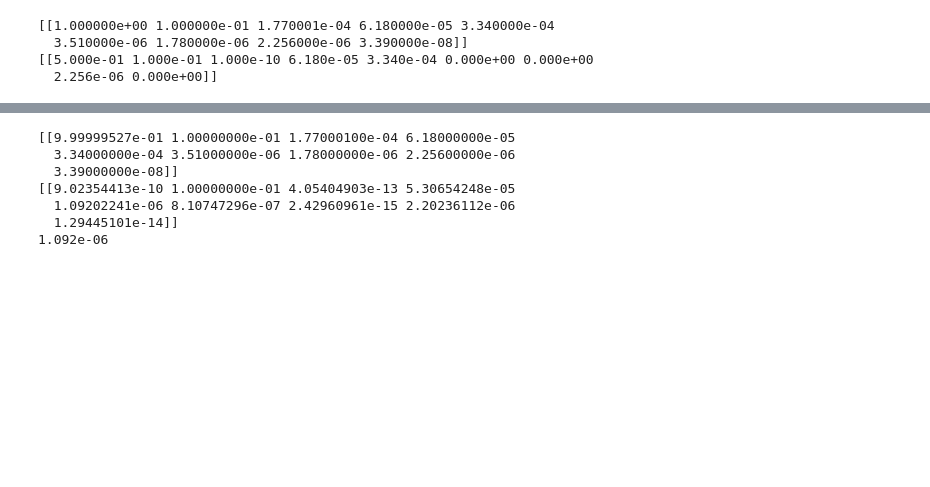
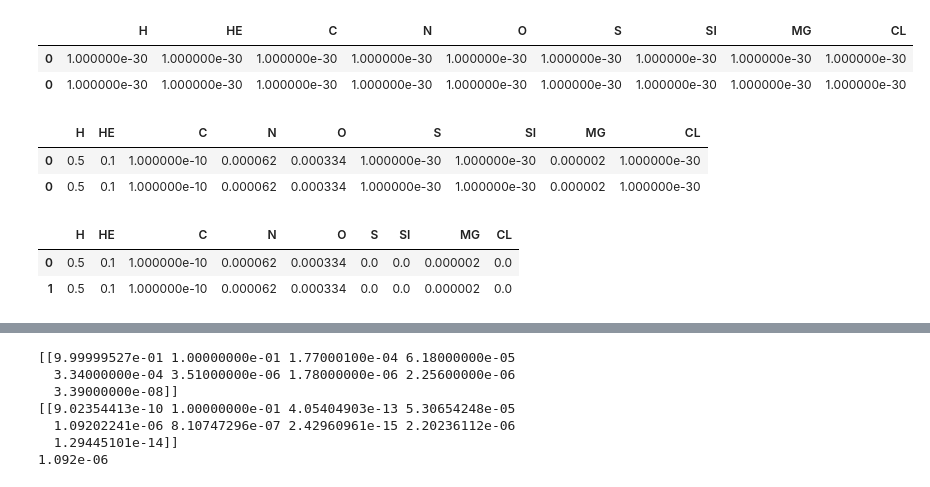
Before and after one commit to Cortega13/AstroChemNet, a Jupyter notebook: research/gow_conservation.ipynb, the cells around one changed output, grey strips where cells are left out. Drawn from its saved outputs; the diff is of its cells as text; code cells hidden in the pictures; blank space fills up the shorter version.

```diff
--- a/research/gow_conservation.ipynb
+++ b/research/gow_conservation.ipynb
@@ -11,8 +11,6 @@ elemental_abundances = (
 )
 
 elements = ["H", "HE", "C", "N", "O", "S", "SI", "MG", "CL"]
-
-
 def build_molecular_matrix():
     S = GeneralConfig.stoichiometric_matrix
     M = S.copy()
@@ -21,22 +19,56 @@ def build_molecular_matrix():
             e_idx = elements.index(sp)
             M[j, e_idx] = 0
     return M
-
-
-def reconstruct_atoms(n_elem, x, M):
-    return n_elem - (x @ M)
-
-
-M = build_molecular_matrix()
-j = GeneralConfig.initial_abundances.copy()
-
-print(elemental_abundances)
-print(reconstruct_atoms(elemental_abundances, j, M))
-# %% [output]
-[[1.000000e+00 1.000000e-01 1.770001e-04 6.180000e-05 3.340000e-04
-  3.510000e-06 1.780000e-06 2.256000e-06 3.390000e-08]]
-[[5.000e-01 1.000e-01 1.000e-10 6.180e-05 3.340e-04 0.000e+00 0.000e+00
-  2.256e-06 0.000e+00]]
+# %%
+ATOMIC_SPECIES = [sp for sp in elements if sp in GeneralConfig.species]
+ATOMIC_IDX = np.array([GeneralConfig.species.index(sp) for sp in elements])
+ELEMENT_IDX = np.array([elements.index(sp) for sp in ATOMIC_SPECIES])
+MOLECULAR_MATRIX = build_molecular_matrix()
+
+np.save("molecular_matrix.npy", MOLECULAR_MATRIX)
+
+def rebuild_atomic_abundances(initial_abundances, elemental_abundances):
+    """
+    Works for multiple rows of initial_abundances.
+    Each row is treated as a separate system of species abundances.
+    """
+    x = initial_abundances.copy()
+
+    atoms = elemental_abundances - (x @ MOLECULAR_MATRIX)
+
+    x[:, ATOMIC_IDX] = atoms[:, ELEMENT_IDX]
+
+    return x
+
+z = GeneralConfig.initial_abundances.copy()
+z[0][ATOMIC_IDX] = 1e-30
+init_abunds = pd.DataFrame(z, columns=GeneralConfig.species)
+init_abunds = pd.concat([init_abunds, init_abunds])
+
+
+init_abunds[elements]
+# %% [output]
+|  | H | HE | C | N | O | S | SI | MG | CL |
+| 0 | 1.000000e-30 | 1.000000e-30 | 1.000000e-30 | 1.000000e-30 | 1.000000e-30 | 1.000000e-30 | 1.000000e-30 | 1.000000e-30 | 1.000000e-30 |
+| 0 | 1.000000e-30 | 1.000000e-30 | 1.000000e-30 | 1.000000e-30 | 1.000000e-30 | 1.000000e-30 | 1.000000e-30 | 1.000000e-30 | 1.000000e-30 |
+# %%
+init_df = pd.DataFrame(GeneralConfig.initial_abundances, columns=GeneralConfig.species)
+init_df = pd.concat([init_df, init_df])
+init_df[elements]
+# %% [output]
+|  | H | HE | C | N | O | S | SI | MG | CL |
+| 0 | 0.5 | 0.1 | 1.000000e-10 | 0.000062 | 0.000334 | 1.000000e-30 | 1.000000e-30 | 0.000002 | 1.000000e-30 |
+| 0 | 0.5 | 0.1 | 1.000000e-10 | 0.000062 | 0.000334 | 1.000000e-30 | 1.000000e-30 | 0.000002 | 1.000000e-30 |
+# %%
+test = rebuild_atomic_abundances(init_abunds.values, elemental_abundances)
+
+test_df = pd.DataFrame(test, columns=GeneralConfig.species)
+
+test_df[elements]
+# %% [output]
+|  | H | HE | C | N | O | S | SI | MG | CL |
+| 0 | 0.5 | 0.1 | 1.000000e-10 | 0.000062 | 0.000334 | 0.0 | 0.0 | 0.000002 | 0.0 |
+| 1 | 0.5 | 0.1 | 1.000000e-10 | 0.000062 | 0.000334 | 0.0 | 0.0 | 0.000002 | 0.0 |
 # %%
 df = pd.read_hdf("../data/grav_collapse_clean.h5", key="val")
 df
```
Also changed, not shown: 15 other files.
